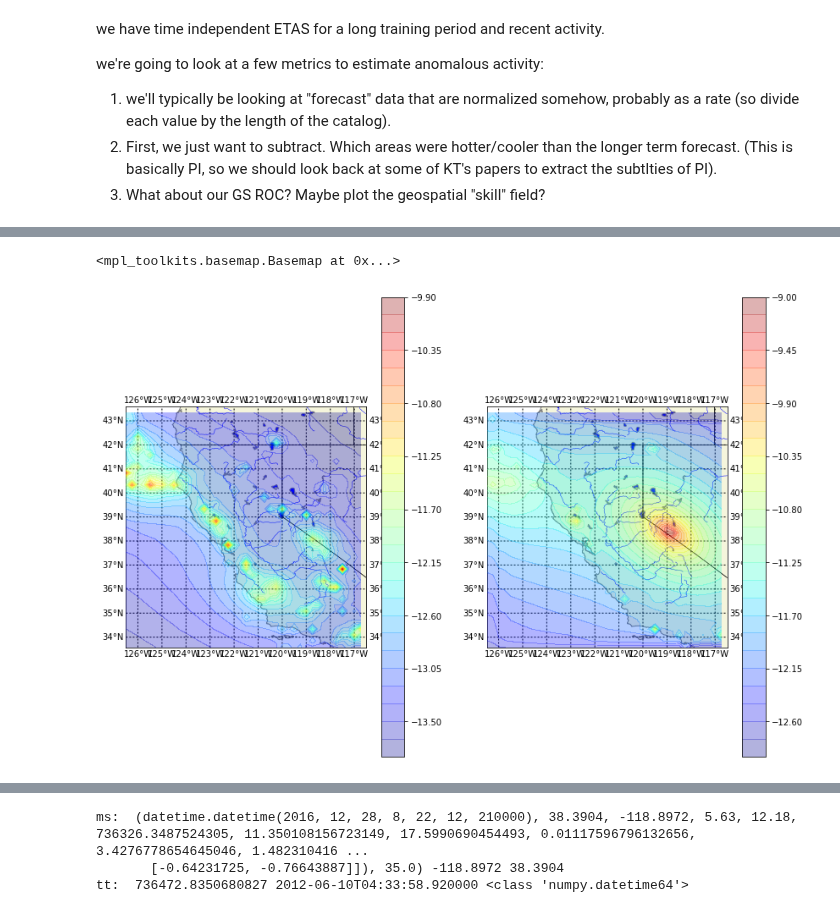
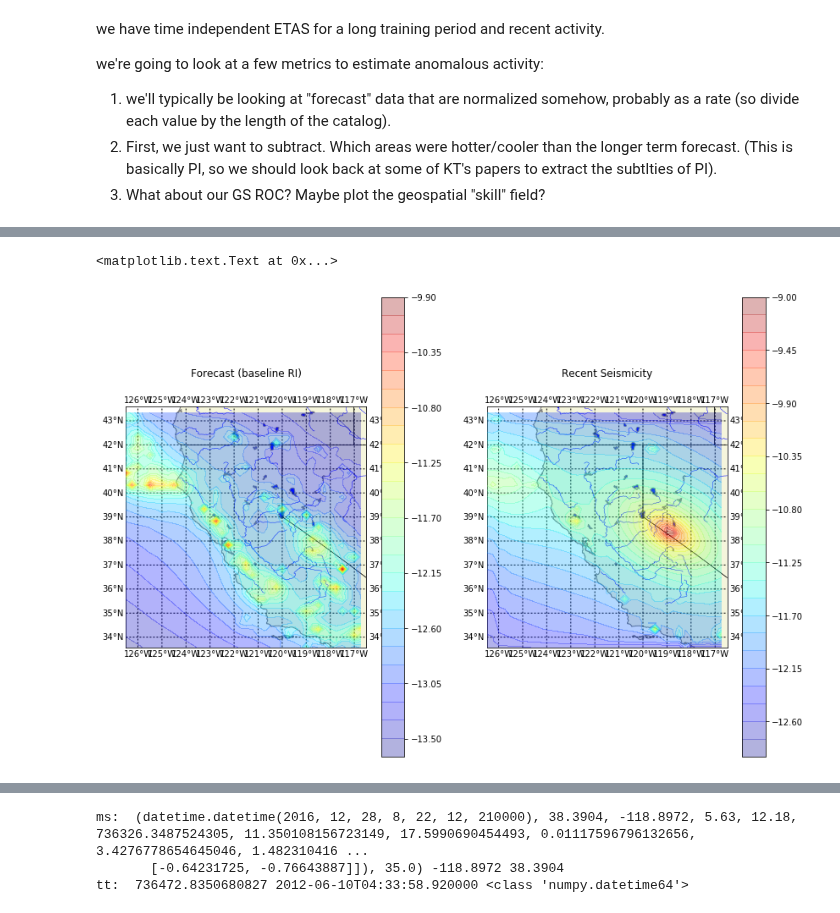
Before and after one commit to markyoder/globalETAS, a Jupyter notebook: ETAS_NorCal_subtraction.ipynb, the cells around one changed output, grey strips where cells are left out. Cells and saved outputs as stored; diff of their text form; code cells hidden in the pictures.

```diff
--- a/ETAS_NorCal_subtraction.ipynb
+++ b/ETAS_NorCal_subtraction.ipynb
@@ -102,7 +103,7 @@ lons = [lon0-d_lon, lon0+d_lon]
 #                'lons': [12.,15.], 'dmstar': 1.0, 'b2': 1.5, 'd_tau': 2.28,
 #                'incat': None, 'fit_factor': 2.0, 'd_lambda': 1.76}
 eq_prams_1 = {'do_recarray': True, 'D_fract': 1.5,
-               't_0':dtm.datetime(1990, 1, 1, 0, 0, tzinfo=pytz.timezone('UTC')),
+               't_0':dtm.datetime(1900, 1, 1, 0, 0, tzinfo=pytz.timezone('UTC')),
                't_now':dtm.datetime(2007,1,1, tzinfo=pytz.timezone('UTC')),
                'lats': lats, 'p_cat': 1.1, 'b1': 1.0, 'mc': 1., 'q_cat': 1.5,
                'p_etas':0., 'q_etas':1.5, 'cat_len':None,
@@ -113,8 +114,8 @@ eq_prams_1 = {'do_recarray': True, 'D_fract': 1.5,
 eq_prams_2 = {'do_recarray': True, 'D_fract': 1.5,
                't_0':dtm.datetime(2007,1,1, tzinfo=pytz.timezone('UTC')),
                't_now':dtm.datetime(2017,1,1, tzinfo=pytz.timezone('UTC')),
-               'lats': lats, 'p_cat': 1.1, 'b1': 1.0, 'mc': 1., 'q_cat': 1.5,
-               'p_etas':0., 'q_etas':1.5, 'cat_len':None,
+               'lats': lats, 'p_cat': 1.1, 'b1': 1.0, 'mc': 1., 'q_cat': 2.,
+               'p_etas':0., 'q_etas':2., 'cat_len':None,
                'lons': lons, 'dmstar': 1.0, 'b2': 1.5, 'd_tau': 2.28,
                'incat': None, 'fit_factor': 2.0, 'd_lambda': 1.76, 'etas_range_padding':1.5,
             'etas_range_factor':30.0, 'ab_ratio_expon':.25 }
@@ -154,14 +181,17 @@ we're going to look at a few metrics to estimate anomalous activity:
 # %%
 plt.figure(figsize=(14,10))
 plt.clf()
 ax1 = plt.subplot('121')
 ax2 = plt.subplot('122')
 #
 etas_1.make_etas_contour_map(n_contours=25, fignum=0, map_resolution='f', alpha=.3, ax=ax1)
 etas_2.make_etas_contour_map(n_contours=25, fignum=0, map_resolution='f', alpha=.3, ax=ax2)
+#
+ax1.set_title('Forecast (baseline RI)\n\n')
+ax2.set_title('Recent Seismicity\n\n')
 
 
 #diffs = etas_1.
 # %% [output]
-<mpl_toolkits.basemap.Basemap at 0x...>
+<matplotlib.text.Text at 0x...>
-[figure, old version]
+[figure, new version]
```
Also changed, not shown: parts of 8 cells of this notebook, 7 other files.
